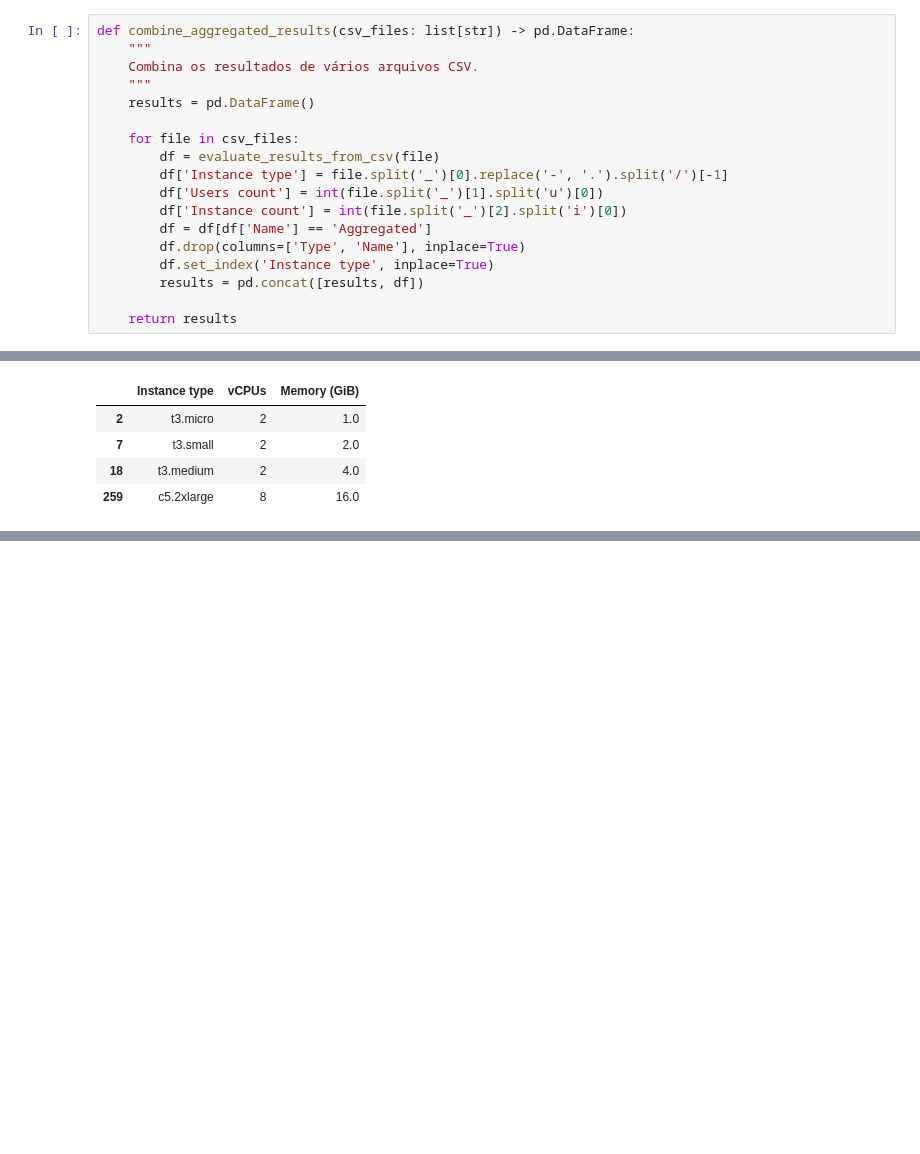
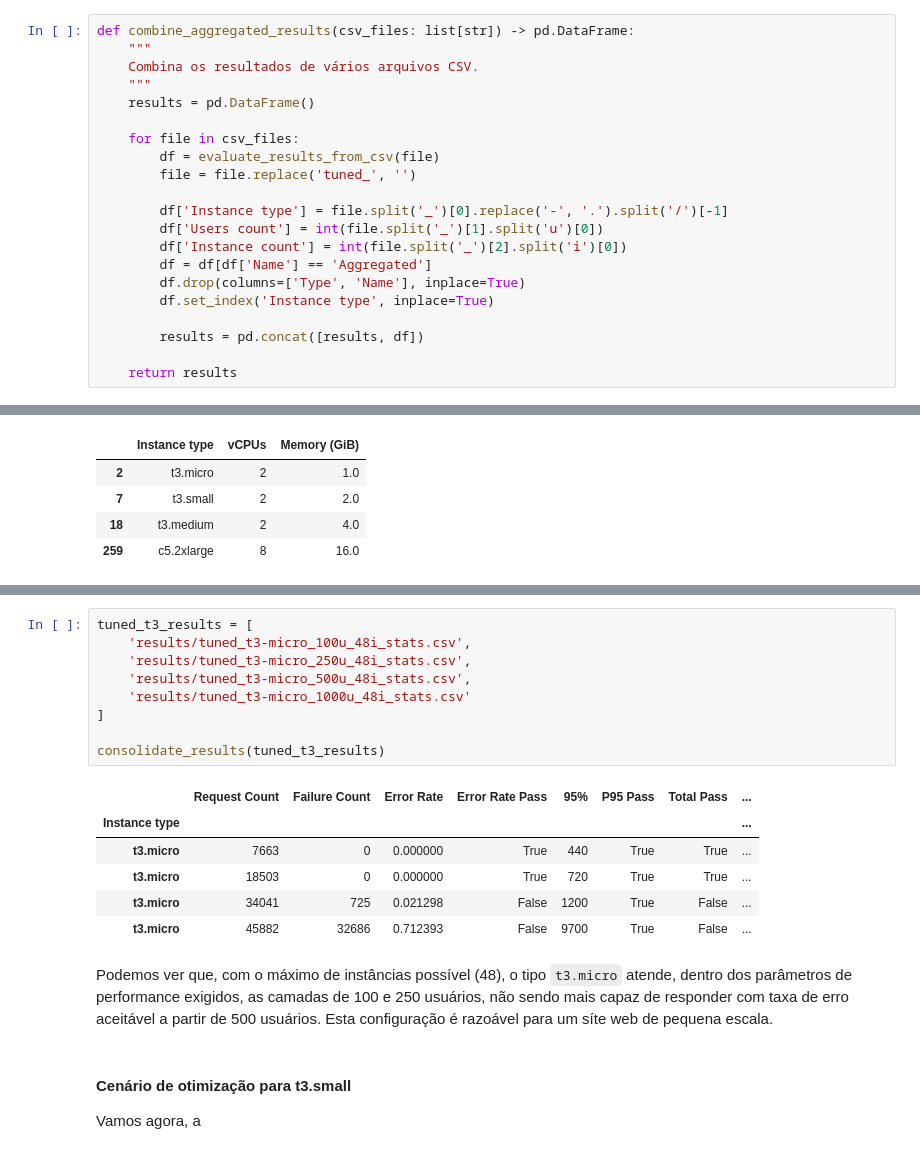
Before and after one commit to jonasluz/DIA.X540.cloud-ai, a Jupyter notebook: Project-4/Project-4.ipynb, the cells around one changed output, grey strips where cells are left out. Cells and saved outputs as stored; diff of their text form; blank space fills up the shorter version.

Commit message:
Lab Results | App tuning for t3.micro.

```diff
--- a/Project-4/Project-4.ipynb
+++ b/Project-4/Project-4.ipynb
@@ -262,12 +262,15 @@ def combine_aggregated_results(csv_files: list[str]) -> pd.DataFrame:
 
     for file in csv_files:
         df = evaluate_results_from_csv(file)
+        file = file.replace('tuned_', '')
+
         df['Instance type'] = file.split('_')[0].replace('-', '.').split('/')[-1]
         df['Users count'] = int(file.split('_')[1].split('u')[0])
         df['Instance count'] = int(file.split('_')[2].split('i')[0])
         df = df[df['Name'] == 'Aggregated']
         df.drop(columns=['Type', 'Name'], inplace=True)
         df.set_index('Instance type', inplace=True)
+
         results = pd.concat([results, df])
 
     return results
@@ -686,0 +708,22 @@ Em resumo:
+# %%
+tuned_t3_results = [
+    'results/tuned_t3-micro_100u_48i_stats.csv',
+    'results/tuned_t3-micro_250u_48i_stats.csv',
+    'results/tuned_t3-micro_500u_48i_stats.csv',
+    'results/tuned_t3-micro_1000u_48i_stats.csv'
+]
+
+consolidate_results(tuned_t3_results)
+# %% [output]
+|  | Request Count | Failure Count | Error Rate | Error Rate Pass | 95% | P95 Pass | Total Pass | ... |
+| Instance type |  |  |  |  |  |  |  | ... |
+| t3.micro | 7663 | 0 | 0.000000 | True | 440 | True | True | ... |
+| t3.micro | 18503 | 0 | 0.000000 | True | 720 | True | True | ... |
+| t3.micro | 34041 | 725 | 0.021298 | False | 1200 | True | False | ... |
+| t3.micro | 45882 | 32686 | 0.712393 | False | 9700 | True | False | ... |
+# %% [markdown]
+Podemos ver que, com o máximo de instâncias possível (48), o tipo `t3.micro` atende, dentro dos parâmetros de performance exigidos, as camadas de 100 e 250 usuários, não sendo mais capaz de responder com taxa de erro aceitável a partir de 500 usuários. Esta configuração é razoável para um síte web de pequena escala.
+# %% [markdown]
+#### Cenário de otimização para t3.small
+
+Vamos agora, a
```
Also changed, not shown: parts of 2 cells of this notebook, 7 other files.
